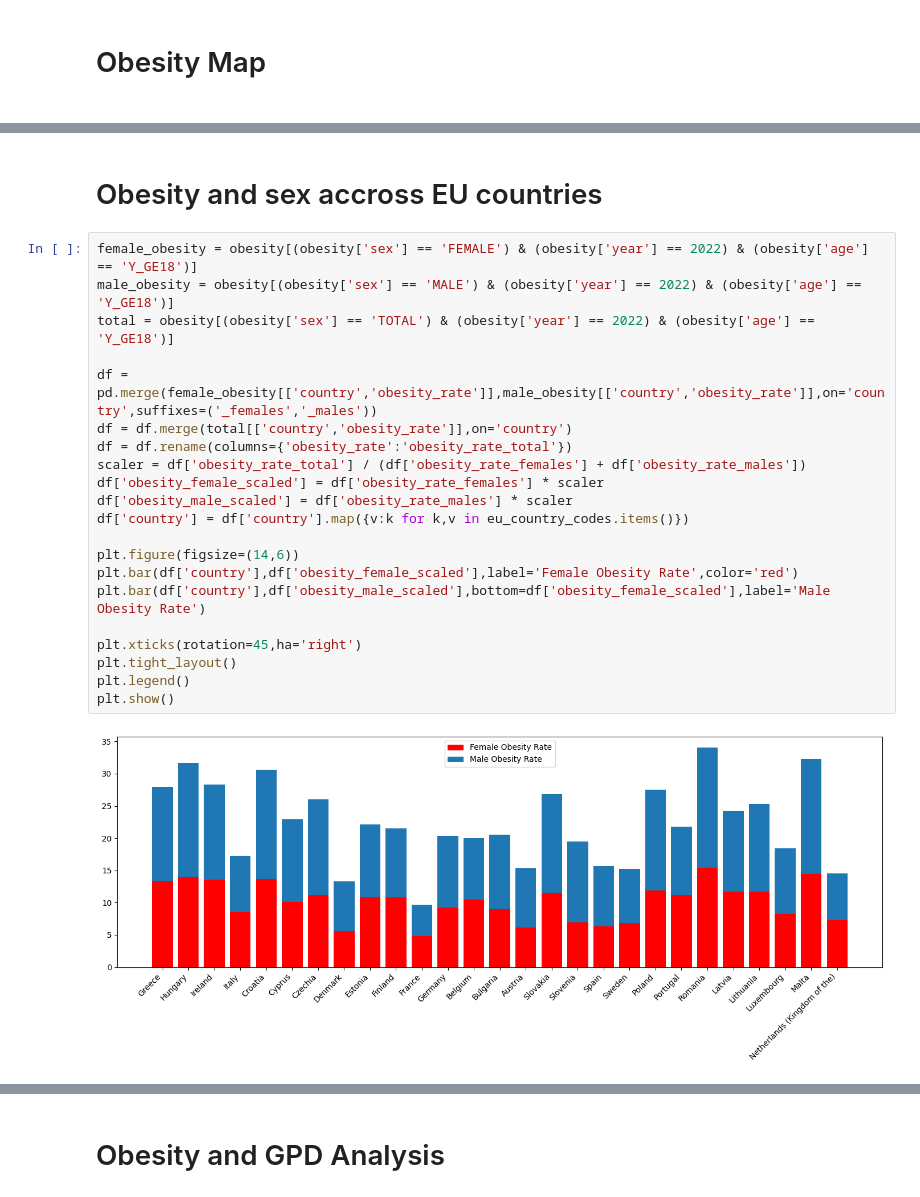
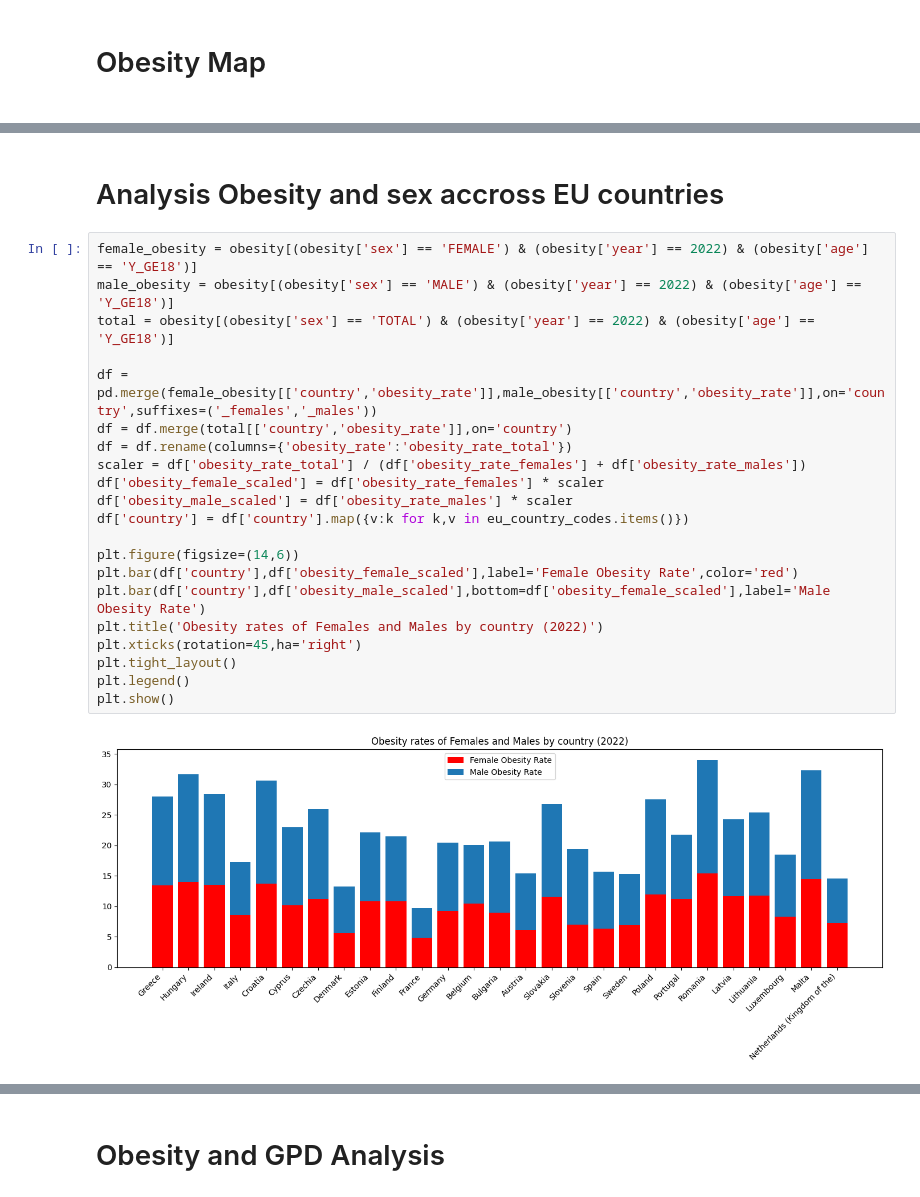
Before and after one commit to Danialmohebbi/EU-Obesity-Analysis, a Jupyter notebook: main.ipynb, the cells around one changed output, grey strips where cells are left out. Drawn from its saved outputs; the diff is of its cells as text.

Commit message:
Add extra analysis of obesity by sex

```diff
--- a/main.ipynb
+++ b/main.ipynb
@@ -118,25 +118,25 @@ for idx, row in merged.iterrows():
 # %% [markdown]
-<h1>Obesity and sex accross EU countries</h1>
+<h1>Analysis Obesity and sex accross EU countries</h1>
 # %%
 female_obesity = obesity[(obesity['sex'] == 'FEMALE') & (obesity['year'] == 2022) & (obesity['age'] == 'Y_GE18')]
 male_obesity = obesity[(obesity['sex'] == 'MALE') & (obesity['year'] == 2022) & (obesity['age'] == 'Y_GE18')]
 total = obesity[(obesity['sex'] == 'TOTAL') & (obesity['year'] == 2022) & (obesity['age'] == 'Y_GE18')]
 
 df = pd.merge(female_obesity[['country','obesity_rate']],male_obesity[['country','obesity_rate']],on='country',suffixes=('_females','_males'))
 df = df.merge(total[['country','obesity_rate']],on='country')
 df = df.rename(columns={'obesity_rate':'obesity_rate_total'})
 scaler = df['obesity_rate_total'] / (df['obesity_rate_females'] + df['obesity_rate_males'])
 df['obesity_female_scaled'] = df['obesity_rate_females'] * scaler
 df['obesity_male_scaled'] = df['obesity_rate_males'] * scaler
 df['country'] = df['country'].map({v:k for k,v in eu_country_codes.items()})
 
 plt.figure(figsize=(14,6))
 plt.bar(df['country'],df['obesity_female_scaled'],label='Female Obesity Rate',color='red')
 plt.bar(df['country'],df['obesity_male_scaled'],bottom=df['obesity_female_scaled'],label='Male Obesity Rate')
-
+plt.title('Obesity rates of Females and Males by country (2022)')
 plt.xticks(rotation=45,ha='right')
 plt.tight_layout()
 plt.legend()
 plt.show()
 # %% [output]
-[figure, old version]
+[figure, new version]
```
Also changed, not shown: parts of 2 cells of this notebook.
